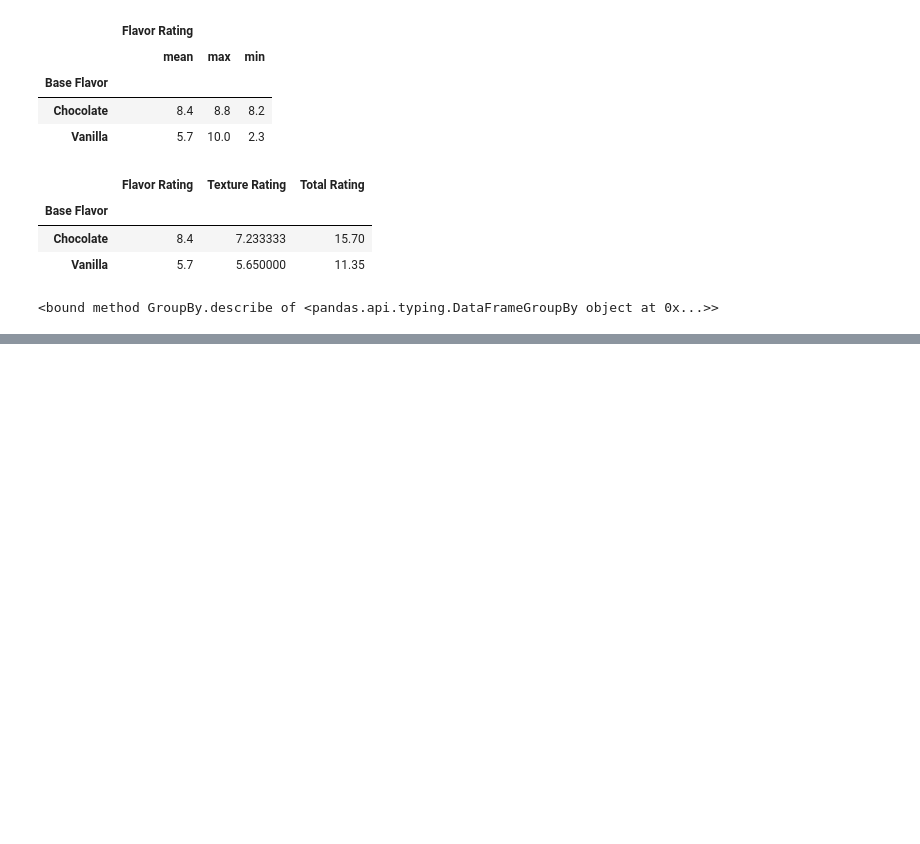
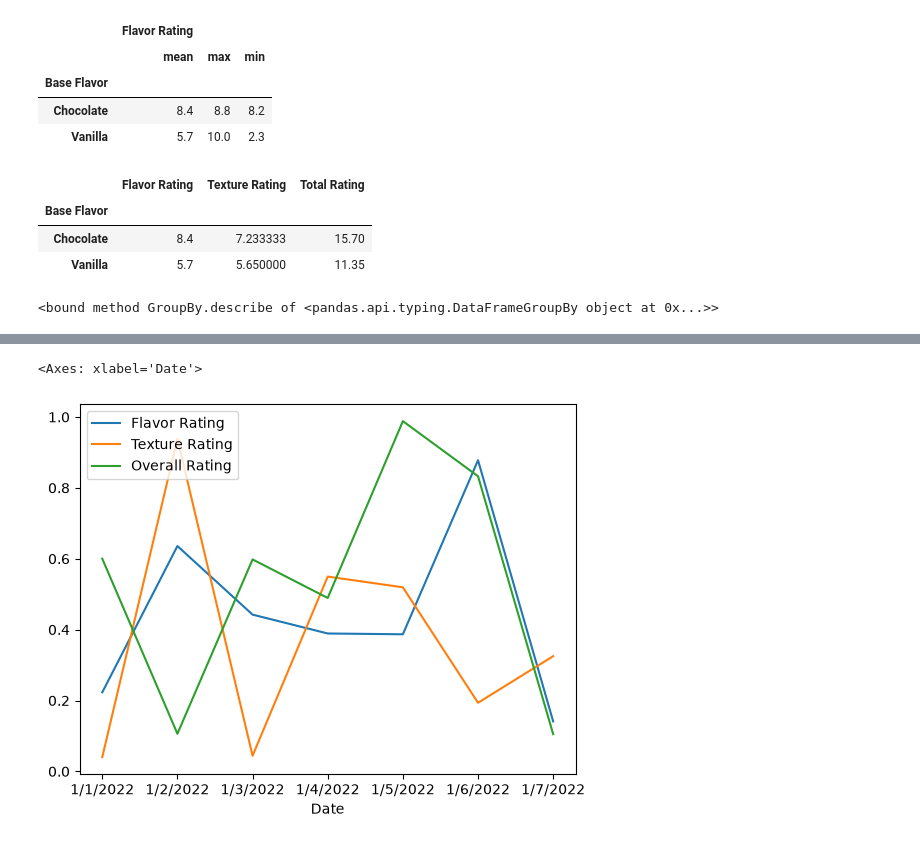
Before and after one commit to kirollos123/data_cleaning, a Jupyter notebook: pandas/cleaning_data.ipynb, the cells around one changed output, grey strips where cells are left out. Cells and saved outputs as stored; diff of their text form; code cells hidden in the pictures; blank space fills up the shorter version.

```diff
--- a/pandas/cleaning_data.ipynb
+++ b/pandas/cleaning_data.ipynb
@@ -602,0 +623,5 @@ df.groupby('Base Flavor')[[
+# %%
+import pandas as pd
+df = pd.read_csv(r"/home/kirollos/data cleaning/pandas/Ice Cream Ratings.csv")
+df=df.set_index ('Date')
+df
@@ -602,0 +638,5 @@ df.groupby('Base Flavor')[[
+# %%
+df.plot()
+# %% [output]
+<Axes: xlabel='Date'>
+[figure, added]
```
Also changed, not shown: parts of 5 cells of this notebook.
